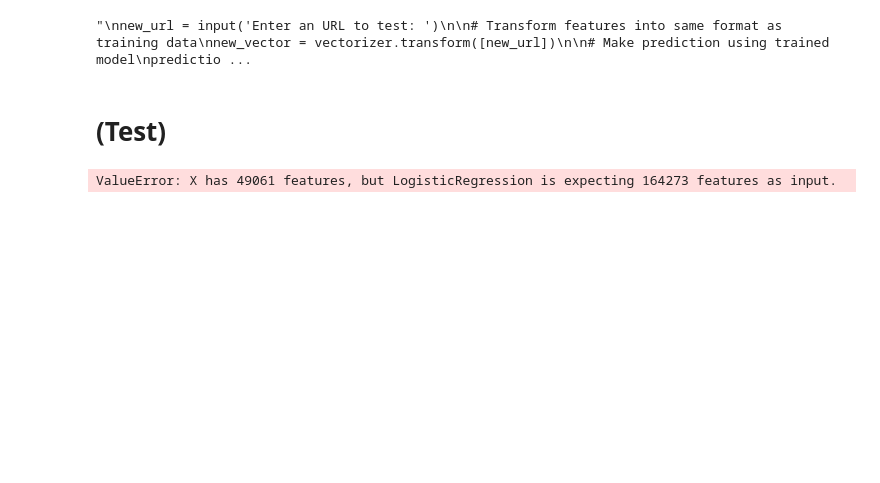
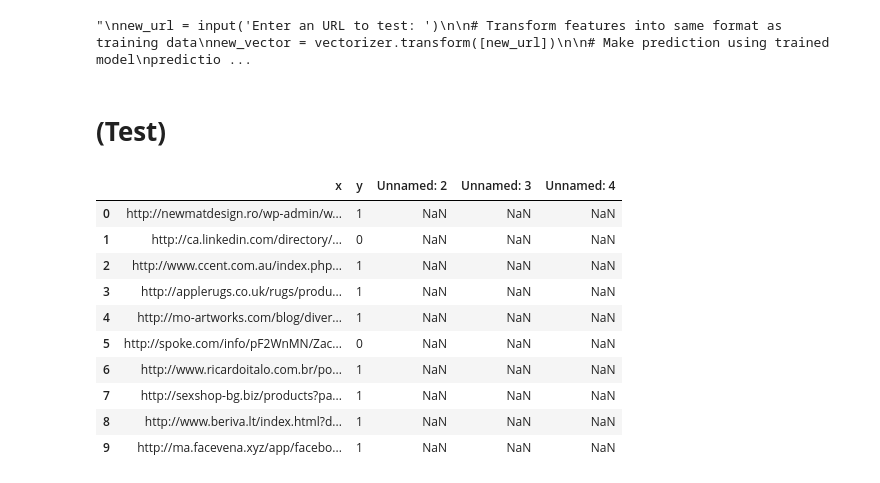
Before and after one commit to buisonanh/phishing-urls-detection, a Jupyter notebook: model copy.ipynb, the cells around one changed output. Saved outputs shown, nothing was run; the diff lists cells and outputs as text; code cells hidden in the pictures; blank space fills up the shorter version.

```diff
--- a/model copy.ipynb
+++ b/model copy.ipynb
@@ -387,54 +293,18 @@ else:
 "\nnew_url = input('Enter an URL to test: ')\n\n# Transform features into same format as training data\nnew_vector = vectorizer.transform([new_url])\n\n# Make prediction using trained model\npredictio ...
 # %% [markdown]
 # **(Test)**
-# %%
-
-
-
-
-import pickle
-
-# Preprocess the URL
-def preprocess_url(url):
-    url = re.sub('[/\.;?=https:\']', ' ', url)
-    return url
-
-# Save the vectorizer and model after training
-with open("vectorizer.pkl", "wb") as f:
-    pickle.dump(vectorizer, f)
-
-with open("model.pkl", "wb") as f:
-    pickle.dump(logreg, f)
-
-# Extract features
-def extract_features(url):
-    domain = getDomain(url)
-    return f"{url} {domain}"  # Combine the URL and domain as a string
-
-# Load the vectorizer and model before testing
-with open("vectorizer.pkl", "rb") as f:
-    vectorizer = pickle.load(f)
-
-with open("model.pkl", "rb") as f:
-    logreg = pickle.load(f)
-
-# Preprocess the test URL
-test_url = 'http://example.com/phishing'
-preprocessed_url = preprocess_url(test_url)
-
-# Extract features from the preprocessed URL
-test_features = extract_features(preprocessed_url)
-
-# Use the same vectorizer instance from training to transform test features
-test_feature_vector = vectorizer.transform([test_features])
-
-# Perform prediction
-prediction = logreg.predict(test_feature_vector)
-
-# Interpret the prediction
-if prediction == 0:
-    print("The URL is classified as legitimate.")
-else:
-    print("The URL is classified as phishing.")
-# %% [output]
-ValueError: X has 49061 features, but LogisticRegression is expecting 164273 features as input.
+# %%
+p_test = pd.read_csv("datasets\publish_test.csv")
+p_test.head(10)
+# %% [output]
+|  | x | y | Unnamed: 2 | Unnamed: 3 | Unnamed: 4 |
+| 0 | http://newmatdesign.ro/wp-admin/w... | 1 | NaN | NaN | NaN |
+| 1 | http://ca.linkedin.com/directory/... | 0 | NaN | NaN | NaN |
+| 2 | http://www.ccent.com.au/index.php... | 1 | NaN | NaN | NaN |
+| 3 | http://applerugs.co.uk/rugs/produ... | 1 | NaN | NaN | NaN |
+| 4 | http://mo-artworks.com/blog/diver... | 1 | NaN | NaN | NaN |
+| 5 | http://spoke.com/info/pF2WnMN/Zac... | 0 | NaN | NaN | NaN |
+| 6 | http://www.ricardoitalo.com.br/po... | 1 | NaN | NaN | NaN |
+| 7 | http://sexshop-bg.biz/products?pa... | 1 | NaN | NaN | NaN |
+| 8 | http://www.beriva.lt/index.html?d... | 1 | NaN | NaN | NaN |
+| 9 | http://ma.facevena.xyz/app/facebo... | 1 | NaN | NaN | NaN |
```
Also changed, not shown: parts of 36 cells of this notebook, 3 other files.
